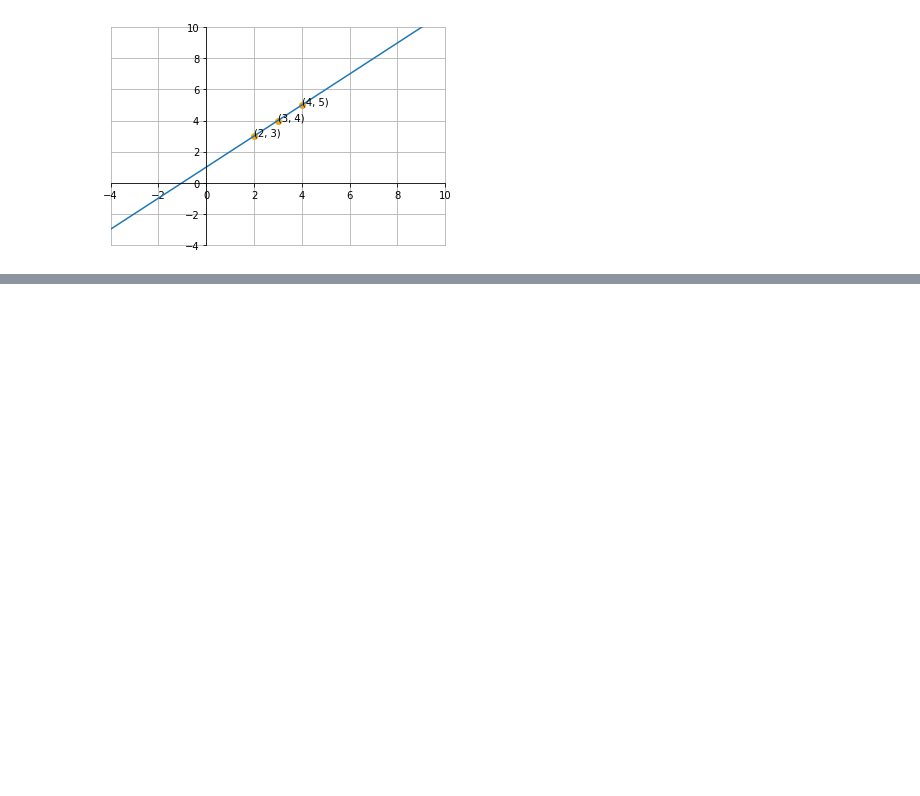
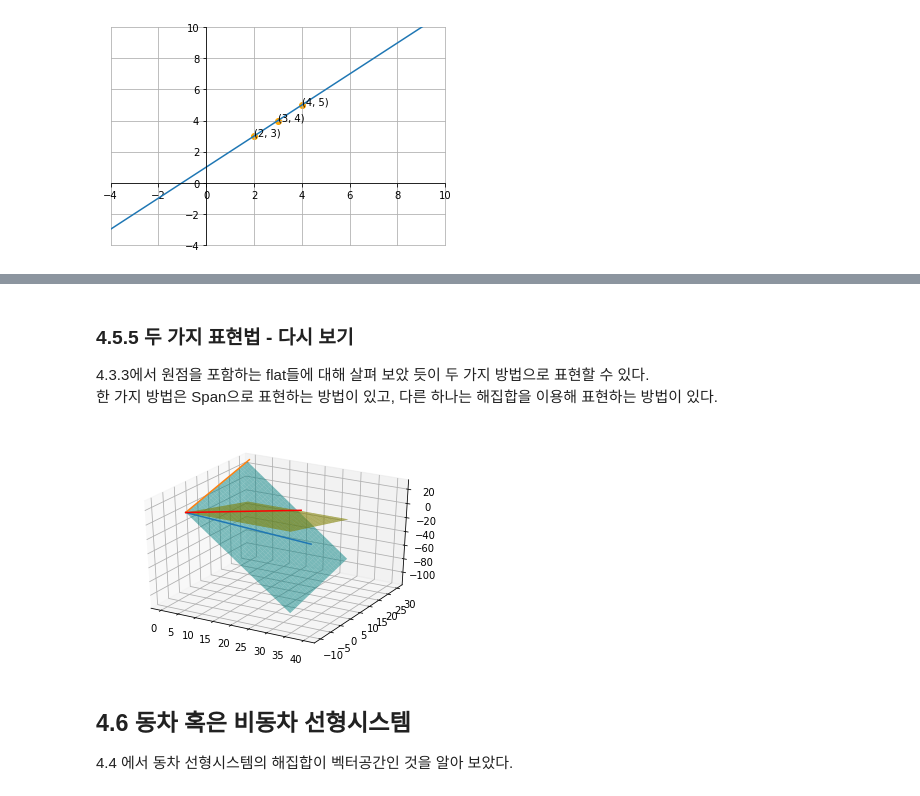
Before and after one commit to Gaheeheehee/Study, a Jupyter notebook: LinearAlgebra/CodingTheMatrix/Chap04 - The Vector Space/Chap04-The_Vector_Space.ipynb, the cells around one changed output, grey strips where cells are left out. Cells and saved outputs as stored; diff of their text form; code cells hidden in the pictures; blank space fills up the shorter version.

```diff
--- a/LinearAlgebra/CodingTheMatrix/Chap04 - The Vector Space/Chap04-The_Vector_Space.ipynb
+++ b/LinearAlgebra/CodingTheMatrix/Chap04 - The Vector Space/Chap04-The_Vector_Space.ipynb
@@ -414,0 +436,24 @@ plt.show()
+# %% [markdown]
+### 4.5.5 두 가지 표현법 - 다시 보기
+4.3.3에서 원점을 포함하는 flat들에 대해 살펴 보았 듯이 두 가지 방법으로 표현할 수 있다. <br />
+한 가지 방법은 Span으로 표현하는 방법이 있고, 다른 하나는 해집합을 이용해 표현하는 방법이 있다.
+# %%
+xx, yy = np.meshgrid(range(30), range(30))
+
+z1 = -4*xx + yy
+z2 = -1*yy
+z3 = 0.5*xx + yy
+ax = plt.subplot(projection='3d')
+ax.plot([0, 4, 40], [0, -1, -10], [0, 1, 10])
+ax.plot([0, 0, 0],[0, 1, 30],[0, 1, 30])
+ax.plot([0 ,1, 10, 15],[0, 2, 20, 30],[0, -2, -20, -30], color='red')
+ax.plot_surface(xx, yy, z1, color='cyan', alpha=.5)
+ax.plot_surface(xx, yy, z2, color='yellow', alpha=.7)
+# ax.plot_surface(xx, yy, z3, color='black', alpha=.5, linewidth=0, zorder=-1)
+plt.show()
+# %% [output]
+[figure, added]
+# %% [markdown]
+## 4.6 동차 혹은 비동차 선형시스템
+
+4.4 에서 동차 선형시스템의 해집합이 벡터공간인 것을 알아 보았다.
```
Also changed, not shown: parts of 4 cells of this notebook, 1 other file.
